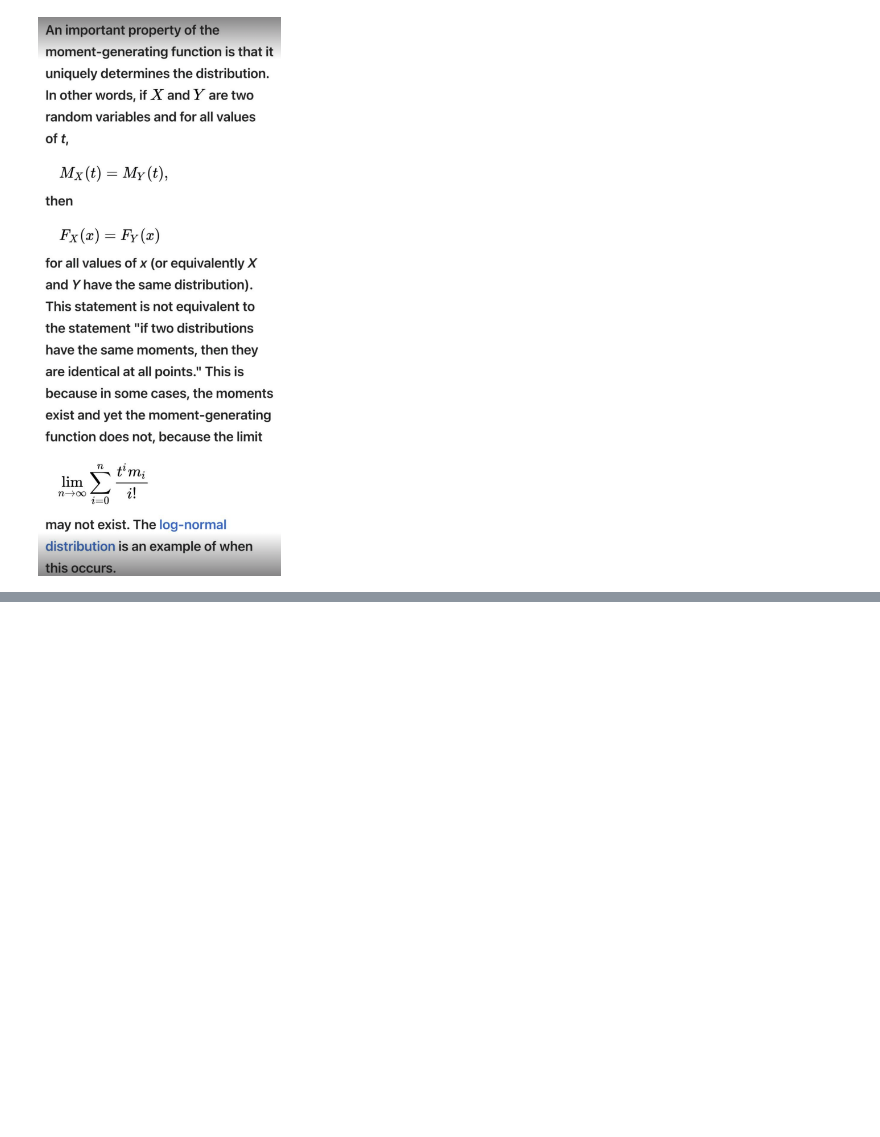
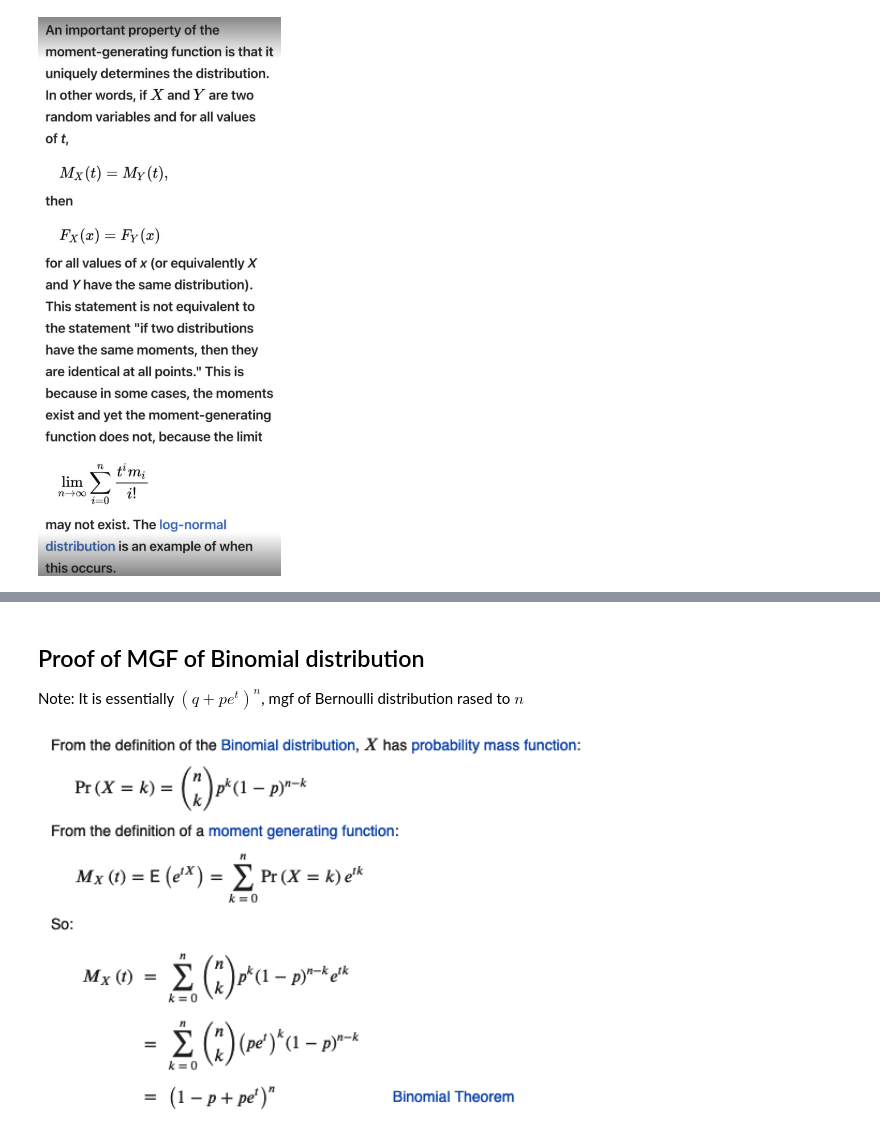
Before and after one commit to ksawada0/Whiteboard-Session-Notes-Probability-and-Statistics, a Jupyter notebook: 2024-03-22-Whiteboard-Session-Probability-and-Statistics.ipynb, the cells around one changed output, grey strips where cells are left out. Saved outputs shown, nothing was run; the diff lists cells and outputs as text; code cells hidden in the pictures; blank space fills up the shorter version.

```diff
--- a/2024-03-22-Whiteboard-Session-Probability-and-Statistics.ipynb
+++ b/2024-03-22-Whiteboard-Session-Probability-and-Statistics.ipynb
@@ -128,0 +114,8 @@ $$$$
+# %% [markdown]
+## Proof of MGF of Binomial distribution
+Note: It is essentially $(q + pe^t)^n$, mgf of Bernoulli distribution rased to $n$
+# %%
+# https://proofwiki.org/wiki/Moment_Generating_Function_of_Binomial_Distribution
+Image(filename='images/session8/mgf_binomial_prf.png', width=550)
+# %% [output]
+[figure, added]
```
Also changed, not shown: parts of 18 cells of this notebook, 33 other files.
